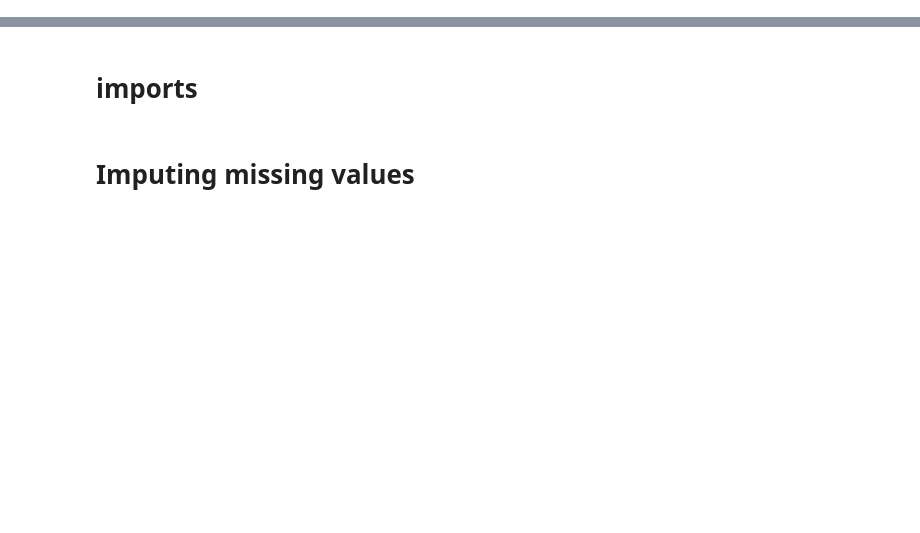
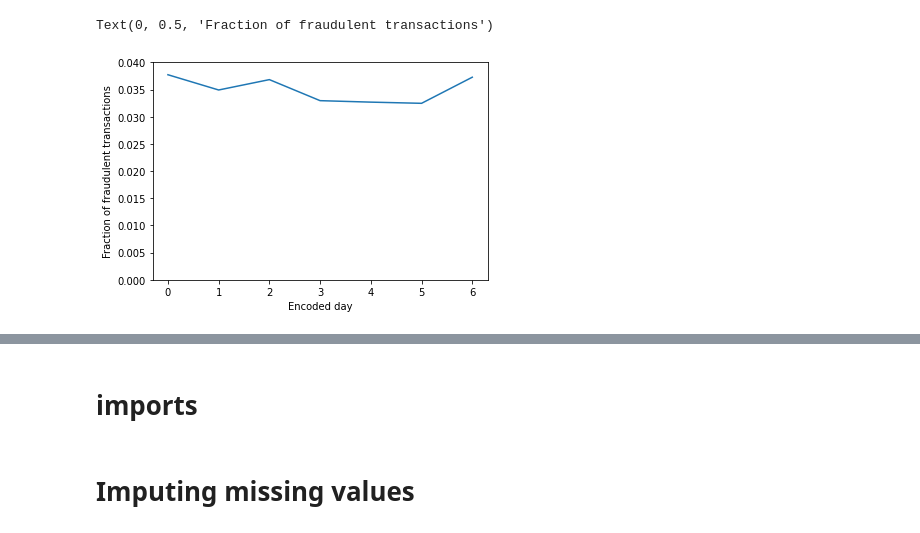
Before and after one commit to mariia-rum/project_fraud, a Jupyter notebook: notebooks/Mariia_3.ipynb, the cells around one changed output, grey strips where cells are left out. Saved outputs shown, nothing was run; the diff lists cells and outputs as text; code cells hidden in the pictures; blank space fills up the shorter version.

```diff
--- a/notebooks/Mariia_3.ipynb
+++ b/notebooks/Mariia_3.ipynb
@@ -109,0 +43,6 @@ data['TransactionDT'] #no null  - n
+# %%
+def make_day_feature(data, offset=0, column_name='TransactionDT'):
+
+    days = data[column_name] / (3600*24)
+    encoded_days = np.floor(days-1+offset) % 7
+    return encoded_days
@@ -109,0 +64,14 @@ data['TransactionDT'] #no null  - n
+# %%
+# create new feature weekday
+# offset to define start of the day: 0.85
+
+data['weekday'] = make_day_feature(data, offset=0.58)
+
+plt.plot(data.groupby('weekday').mean()['isFraud'])
+
+plt.ylim(0, 0.04)
+plt.xlabel('Encoded day')
+plt.ylabel('Fraction of fraudulent transactions')
+# %% [output]
+Text(0, 0.5, 'Fraction of fraudulent transactions')
+[figure, added]
```
Also changed, not shown: parts of 74 cells of this notebook, 1 other file.
